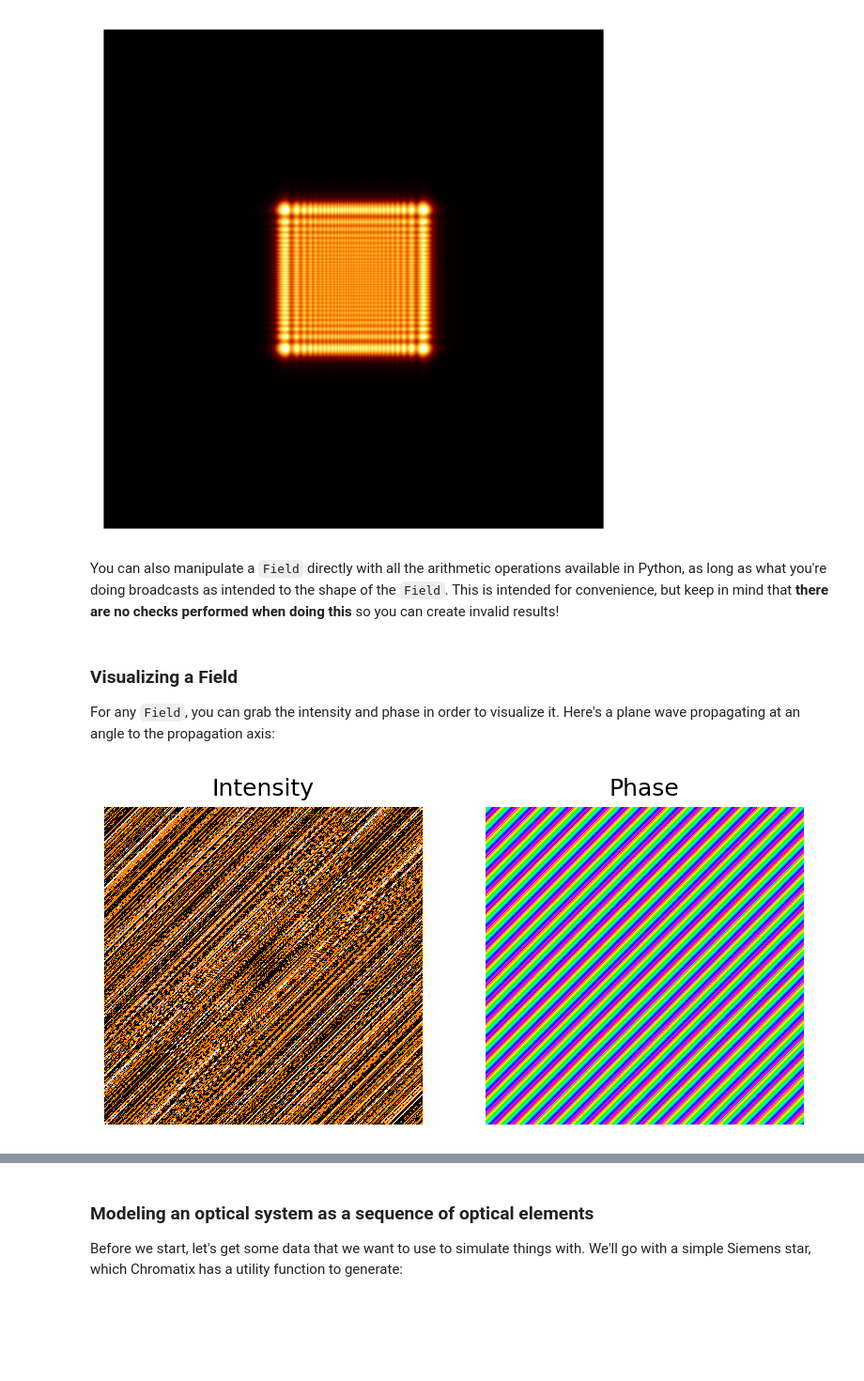
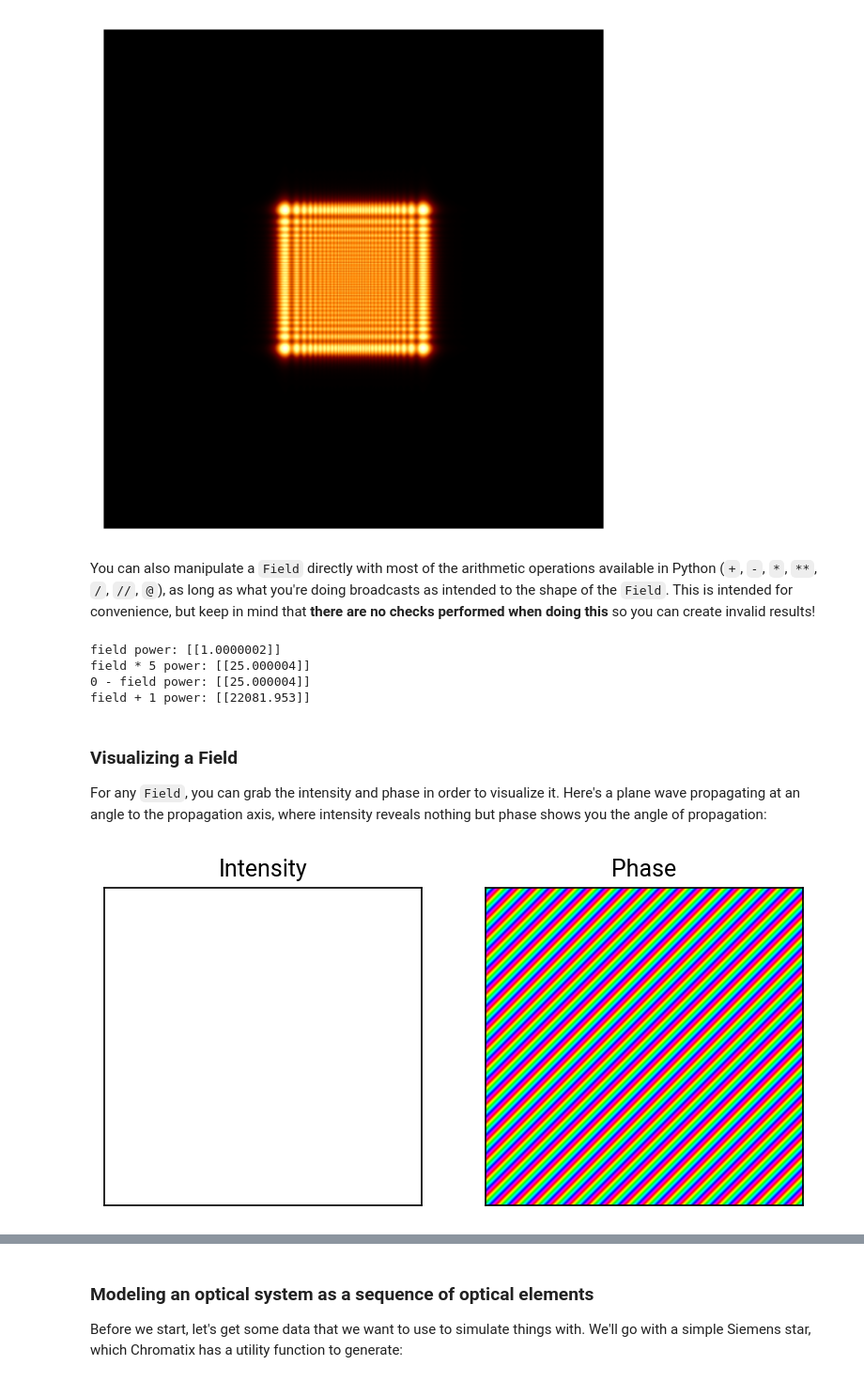
Before and after one commit to chromatix-team/chromatix, a Jupyter notebook: docs/101.ipynb, the cells around one changed output, grey strips where cells are left out. Shown at 94% size. Saved outputs shown, nothing was run; the diff lists cells and outputs as text; code cells hidden in the pictures; blank space fills up the shorter version.

Commit message:
Overhaul Chromatix 101 for new Field

```diff
--- a/docs/101.ipynb
+++ b/docs/101.ipynb
@@ -5,24 +5,23 @@ Chromatix is a library for simulating wave optics intended to be used for comput
 
 We'll go through a high level overview of Chromatix, demonstrating the two different styles Chromatix offers to model optical systems and highlighting a few of its capabilities along the way. We won't cover every detail of the library, but by the end of the notebook you should know where to look to find those details and also have an understanding of how all the pieces of the library fit together.
 # %%
-from functools import partial
+import equinox as eqx
+import jax.numpy as jnp
+import matplotlib as mpl
 
-import jax.numpy as jnp
+mpl.rc("font", family="Roboto")
 import matplotlib.pyplot as plt
-from chex import Array
-from einops import rearrange
-from flax import linen as nn
 from jax import random
+from jaxtyping import Array
 
 import chromatix
 import chromatix.functional as cx
-from chromatix import ScalarField
+from chromatix import Spectrum
 from chromatix.elements import (
     BasicSensor,
+    ClearThinSample,
     FFLens,
     PlaneWave,
-    ThinSample,
-    trainable,
 )
 from chromatix.systems import Microscope, Optical4FSystemPSF, OpticalSystem
 from chromatix.utils import siemens_star
@@ -98,40 +101,47 @@ plt.show()
 # %% [output]
 [figure]
 # %% [markdown]
-You can also manipulate a `Field` directly with all the arithmetic operations available in Python, as long as what you're doing broadcasts as intended to the shape of the `Field`. This is intended for convenience, but keep in mind that **there are no checks performed when doing this** so you can create invalid results!
+You can also manipulate a `Field` directly with most of the arithmetic operations available in Python (`+`, `-`, `*`, `**`, `/`, `//`, `@`), as long as what you're doing broadcasts as intended to the shape of the `Field`. This is intended for convenience, but keep in mind that **there are no checks performed when doing this** so you can create invalid results!
 # %%
-field = cx.plane_wave(shape=(512, 512), dx=0.3, spectrum=0.532, spectral_density=1.0)
+field = cx.plane_wave(shape=(512, 512), dx=0.3, spectrum=0.532)
+print("field power:", field.power)
 field *= 5
+print("field * 5 power:", field.power)
 field = 0 - field
-field = field + jnp.ones((1, 512, 512, 1, 1))
-# Be careful with broadcasting! This line creates an invalid Field
-# with 100 wavelengths and 100 spatial components.
-# field = field + jnp.ones((100, 100))
+print("0 - field power:", field.power)
+field = field + jnp.ones((512, 512))
+print("field + 1 power:", field.power)
+# %% [output]
+field power: [[1.0000002]]
+field * 5 power: [[25.000004]]
+0 - field power: [[25.000004]]
+field + 1 power: [[22081.953]]
 # %% [markdown]
 ### Visualizing a Field
 
-For any `Field`, you can grab the intensity and phase in order to visualize it. Here's a plane wave propagating at an angle to the propagation axis:
+For any `Field`, you can grab the intensity and phase in order to visualize it. Here's a plane wave propagating at an angle to the propagation axis, where intensity reveals nothing but phase shows you the angle of propagation:
 # %%
 field = cx.plane_wave(
     shape=(512, 512),
     dx=0.3,
     spectrum=0.532,
-    spectral_density=1.0,
-    kykx=[1 / jnp.sqrt(2), 1 / jnp.sqrt(2)],
+    kykx=[1 / jnp.sqrt(2), 1 / jnp.sqrt(2)],  # This sets the angle of propagation
 )
 fig, axes = plt.subplots(nrows=1, ncols=2, dpi=150)
 ax = axes[0]
 ax.imshow(
-    field.intensity[0].squeeze(), cmap="afmhot"
+    field.intensity,
+    cmap="gray",
+    vmin=0,  # Visualized with vmin=0 to prevent small variations from dominating
 )  # Intensity of first element of batch
-ax.axis("off")
+ax.set_yticks([])
+ax.set_xticks([])
 ax.set_title("Intensity")
 ax = axes[1]
-ax.imshow(
-    field.phase[0].squeeze(), cmap="hsv"
-)  # Phase of first wavelength of first batch element
-ax.axis("off")
+ax.imshow(field.phase, cmap="hsv")  # Phase of first wavelength of first batch element
+ax.set_yticks([])
+ax.set_xticks([])
 ax.set_title("Phase")
 plt.show()
 # %% [output]
-[figure, old version]
+[figure, new version]
```
Also changed, not shown: parts of 24 cells of this notebook.
